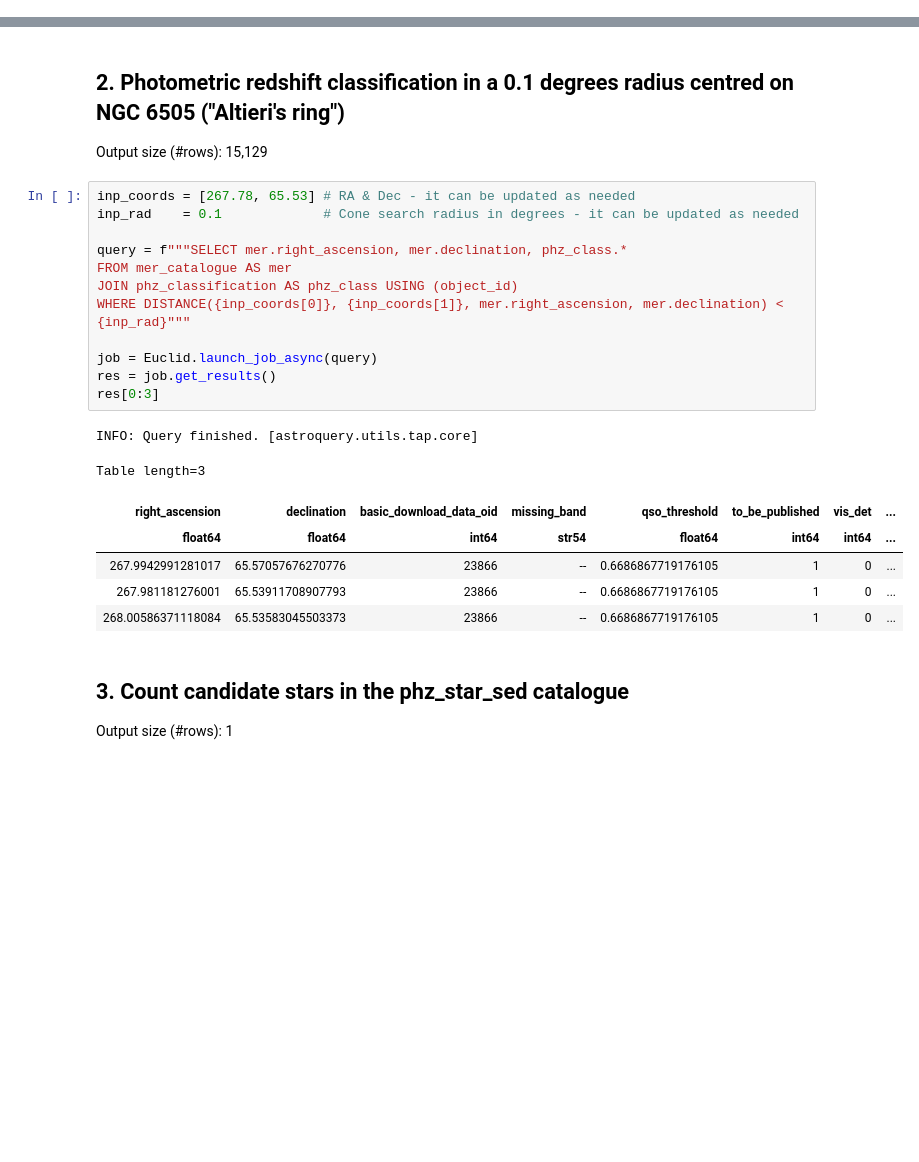
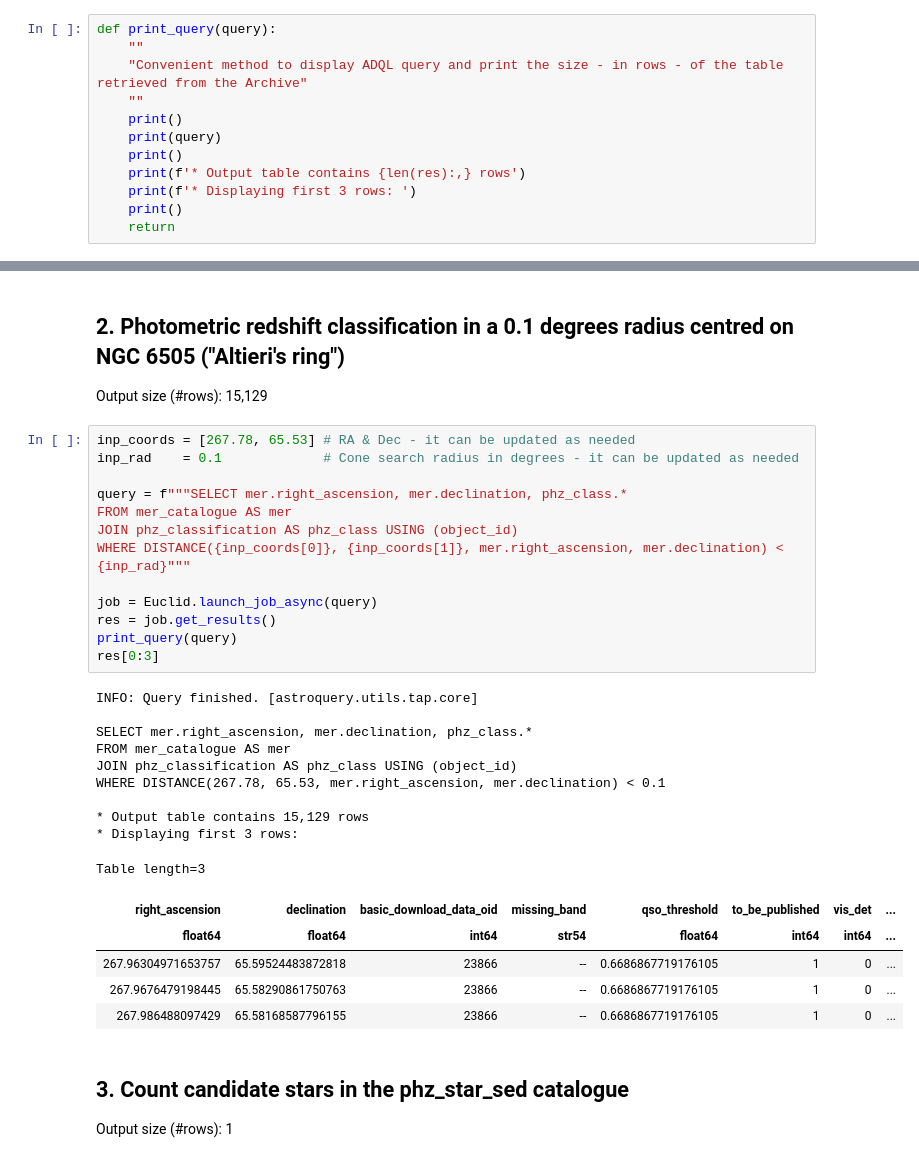
Before and after one commit to ESA-Datalabs/Euclid-Q1, a Jupyter notebook: Notebooks/ADQL_examples.ipynb, the cells around one changed output, grey strips where cells are left out. Saved outputs shown, nothing was run; the diff lists cells and outputs as text; blank space fills up the shorter version.

```diff
--- a/Notebooks/ADQL_examples.ipynb
+++ b/Notebooks/ADQL_examples.ipynb
@@ -41,6 +41,18 @@ import matplotlib.pyplot as plt
 from astropy.table import Table
 from astropy.io import fits
 import os
+# %%
+def print_query(query):
+    ""
+    "Convenient method to display ADQL query and print the size - in rows - of the table retrieved from the Archive"
+    ""
+    print()
+    print(query)
+    print()
+    print(f'* Output table contains {len(res):,} rows')
+    print(f'* Displaying first 3 rows: ')
+    print()
+    return
 # %%
 # making a folder for the output files
 output_folder= '/media/user/example_notebook_outputs/'
@@ -84,23 +108,32 @@ Output size (#rows): 15,129
 # %%
 inp_coords = [267.78, 65.53] # RA & Dec - it can be updated as needed
 inp_rad    = 0.1             # Cone search radius in degrees - it can be updated as needed
 
 query = f"""SELECT mer.right_ascension, mer.declination, phz_class.*
 FROM mer_catalogue AS mer
 JOIN phz_classification AS phz_class USING (object_id)
 WHERE DISTANCE({inp_coords[0]}, {inp_coords[1]}, mer.right_ascension, mer.declination) < {inp_rad}"""
 
 job = Euclid.launch_job_async(query)
 res = job.get_results()
+print_query(query)
 res[0:3]
 # %% [output]
 INFO: Query finished. [astroquery.utils.tap.core]
+
+SELECT mer.right_ascension, mer.declination, phz_class.*
+FROM mer_catalogue AS mer
+JOIN phz_classification AS phz_class USING (object_id)
+WHERE DISTANCE(267.78, 65.53, mer.right_ascension, mer.declination) < 0.1
+
+* Output table contains 15,129 rows
+* Displaying first 3 rows:
 Table length=3
 | right_ascension | declination | basic_download_data_oid | missing_band | qso_threshold | to_be_published | vis_det | ... |
 | float64 | float64 | int64 | str54 | float64 | int64 | int64 | ... |
-| 267.9942991281017 | 65.57057676270776 | 23866 | -- | 0.6686867719176105 | 1 | 0 | ... |
-| 267.981181276001 | 65.53911708907793 | 23866 | -- | 0.6686867719176105 | 1 | 0 | ... |
-| 268.00586371118084 | 65.53583045503373 | 23866 | -- | 0.6686867719176105 | 1 | 0 | ... |
+| 267.96304971653757 | 65.59524483872818 | 23866 | -- | 0.6686867719176105 | 1 | 0 | ... |
+| 267.9676479198445 | 65.58290861750763 | 23866 | -- | 0.6686867719176105 | 1 | 0 | ... |
+| 267.986488097429 | 65.58168587796155 | 23866 | -- | 0.6686867719176105 | 1 | 0 | ... |
 # %% [markdown]
 ## 3. Count candidate stars in the phz_star_sed catalogue
 
```
Also changed, not shown: parts of 11 cells of this notebook, 1 other file.
